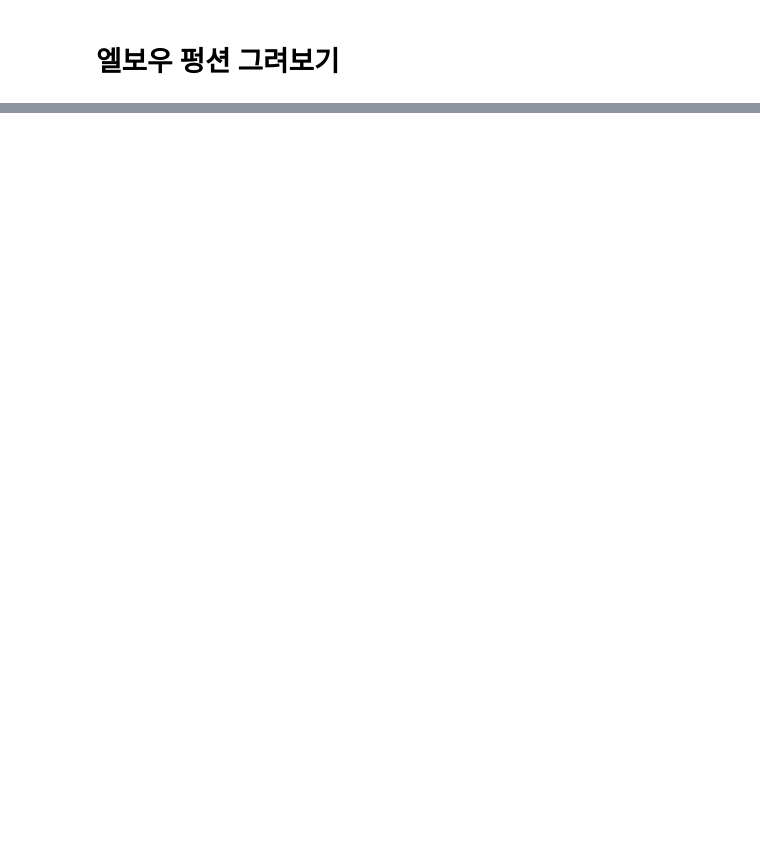
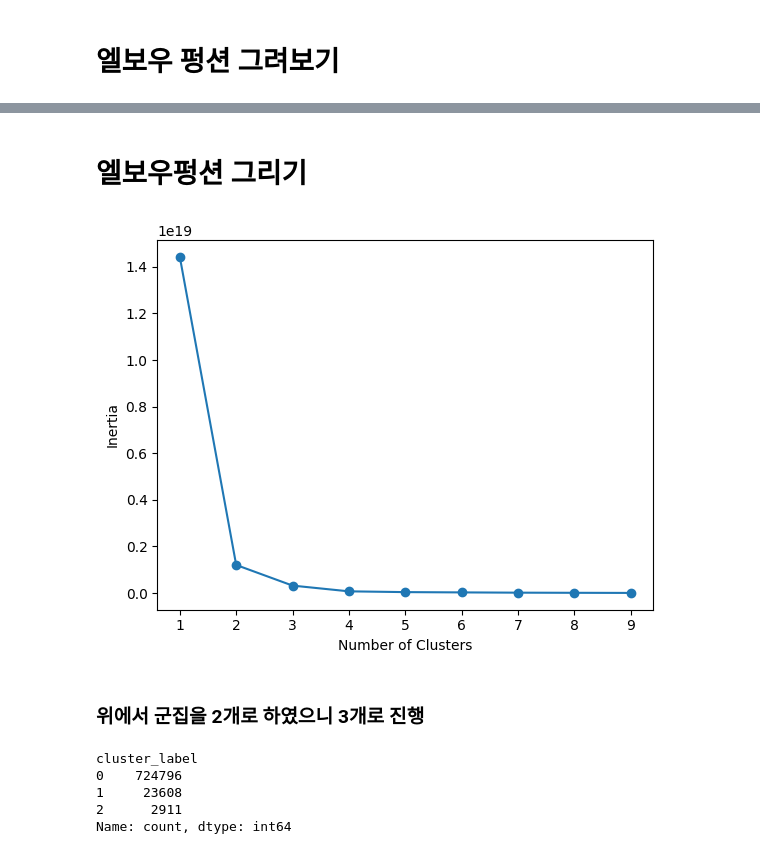
Before and after one commit to JINWOO8888/REALFIANL, a Jupyter notebook: kmeans 구분.ipynb, the cells around one changed output, grey strips where cells are left out. Drawn from its saved outputs; the diff is of its cells as text; code cells hidden in the pictures; blank space fills up the shorter version.

```diff
--- a/kmeans 구분.ipynb
+++ b/kmeans 구분.ipynb
@@ -133,2 +308,18 @@ KeyboardInterrupt:
 # %% [markdown]
 # 엘보우 펑션 그려보기
+# %%
+import matplotlib.pyplot as plt
+import seaborn as sns
+k_range = range(1,10)
+
+inertia_arr = []
+for k in k_range:
+    kmeans = KMeans(n_clusters=k, random_state= 10)
+    kmeans.fit(x) # 학습
+    inertia_arr.append(kmeans.inertia_)
+
+# Elbow function 그리기
+plt.plot(k_range, inertia_arr, marker = 'o')
+plt.xlabel('Number of Clusters')
+plt.ylabel('Inertia')
+plt.show()
@@ -134,0 +419,11 @@ KeyboardInterrupt:
+# %%
+y = products[['SHOW_CHK','CATEGORYM_ID']]
+# %%
+from sklearn.cluster import KMeans
+
+km_cluster = KMeans(n_clusters=2, random_state= 0)
+km_cluster.fit(y)
+cluster_label = km_cluster.labels_
+cluster_centers = km_cluster.cluster_centers_
+
+products['cluster_label'] = cluster_label
@@ -134,0 +509,22 @@ KeyboardInterrupt:
+# %% [markdown]
+# 엘보우펑션 그리기
+# %%
+import matplotlib.pyplot as plt
+import seaborn as sns
+k_range = range(1,10)
+
+inertia_arr = []
+for k in k_range:
+    kmeans = KMeans(n_clusters=k, random_state= 10)
+    kmeans.fit(y) # 학습
+    inertia_arr.append(kmeans.inertia_)
+
+# Elbow function 그리기
+plt.plot(k_range, inertia_arr, marker = 'o')
+plt.xlabel('Number of Clusters')
+plt.ylabel('Inertia')
+plt.show()
+# %% [output]
+[figure, added]
+# %% [markdown]
+### 위에서 군집을 2개로 하였으니 3개로 진행
@@ -134,0 +538,8 @@ KeyboardInterrupt:
+# %%
+products['cluster_label'].value_counts()
+# %% [output]
+cluster_label
+0    724796
+1     23608
+2      2911
+Name: count, dtype: int64
```
Also changed, not shown: parts of 41 cells of this notebook, 4 other files.
